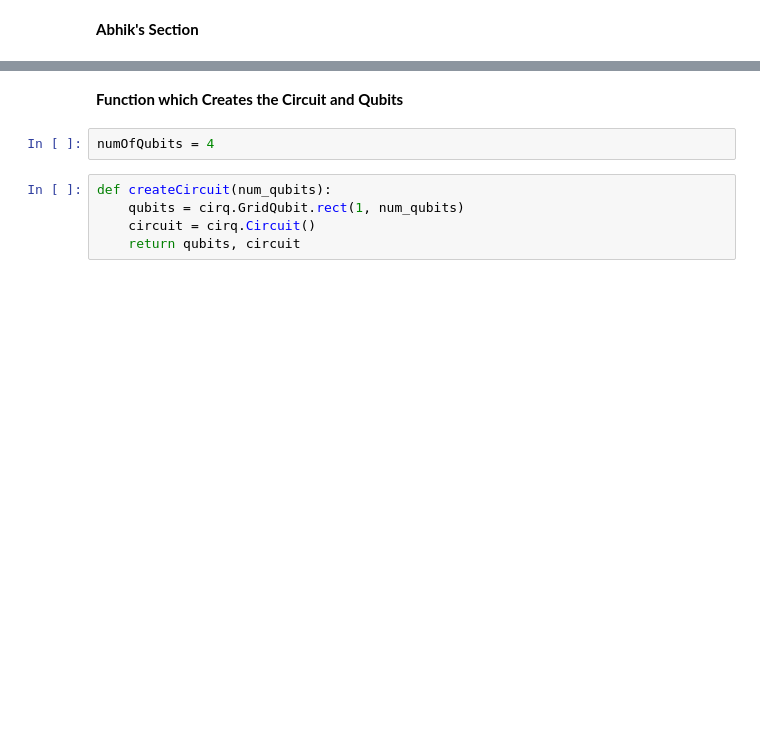
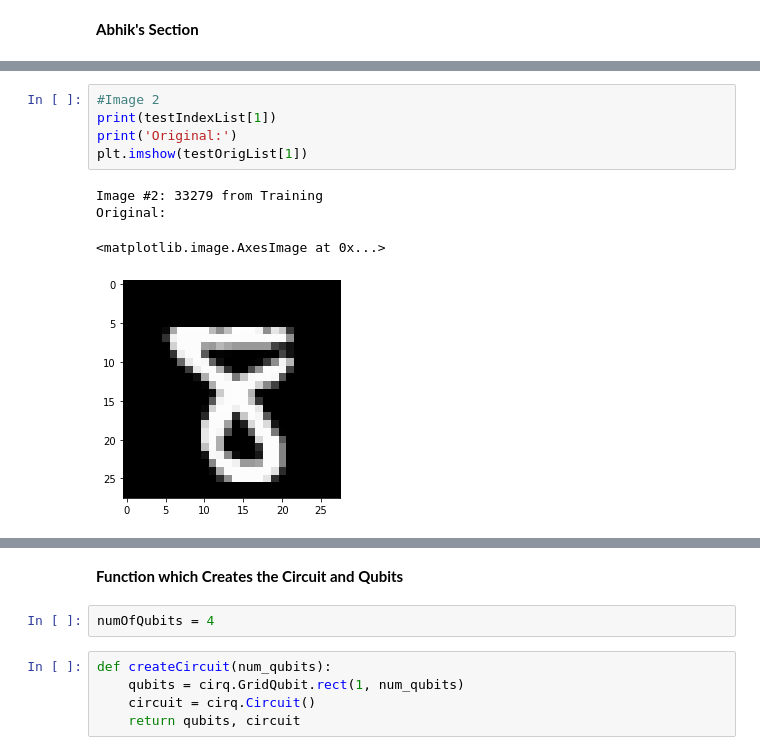
Before and after one commit to dssikdar/asdrp_QCNN, a Jupyter notebook: TFQ_QCNN.ipynb, the cells around one changed output, grey strips where cells are left out. Drawn from its saved outputs; the diff is of its cells as text; blank space fills up the shorter version.

```diff
--- a/TFQ_QCNN.ipynb
+++ b/TFQ_QCNN.ipynb
@@ -51,0 +229,10 @@ from itertools import *
+# %%
+#Image 2
+print(testIndexList[1])
+print('Original:')
+plt.imshow(testOrigList[1])
+# %% [output]
+Image #2: 33279 from Training
+Original:
+<matplotlib.image.AxesImage at 0x...>
+[figure, added]
```
Also changed, not shown: parts of 30 cells of this notebook.
